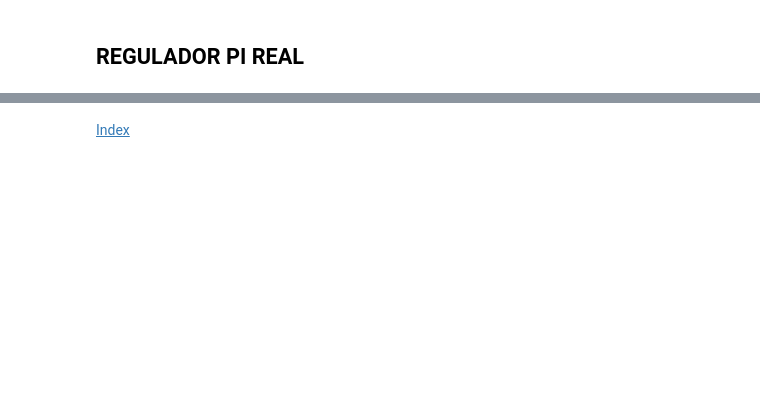
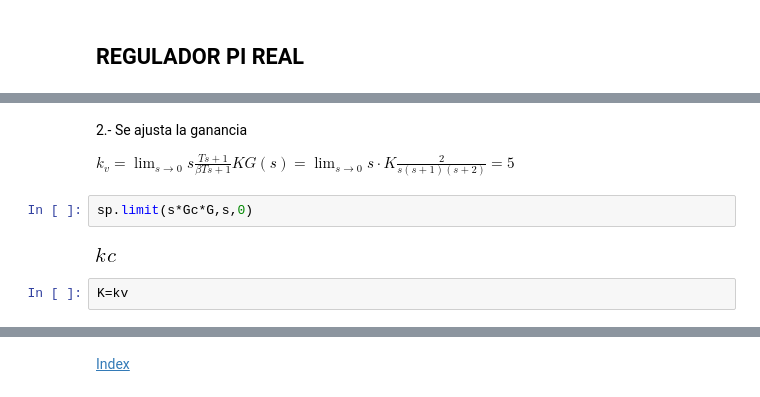
Before and after one commit to estevaofv/apuntes_automatica_II, a Jupyter notebook: Tecnica_de_compensacion_por_retraso.ipynb, the cells around one changed output, grey strips where cells are left out. Saved outputs shown, nothing was run; the diff lists cells and outputs as text; blank space fills up the shorter version.

```diff
--- a/Tecnica_de_compensacion_por_retraso.ipynb
+++ b/Tecnica_de_compensacion_por_retraso.ipynb
@@ -42,0 +67,11 @@ $ \qquad K=k_c \cdot \beta$
+# %% [markdown]
+2.-
+Se ajusta la ganancia
+
+$k_v = \lim_{s \rightarrow 0} s \frac{Ts+1}{\beta Ts+1}KG(s) = \lim_{s \rightarrow 0}s\cdot K \frac{2}{s(s+1)(s+2)} = 5$
+# %%
+sp.limit(s*Gc*G,s,0)
+# %% [output]
+[figure, added]
+# %%
+K=kv
```
Also changed, not shown: parts of 13 cells of this notebook, 1 other file.
